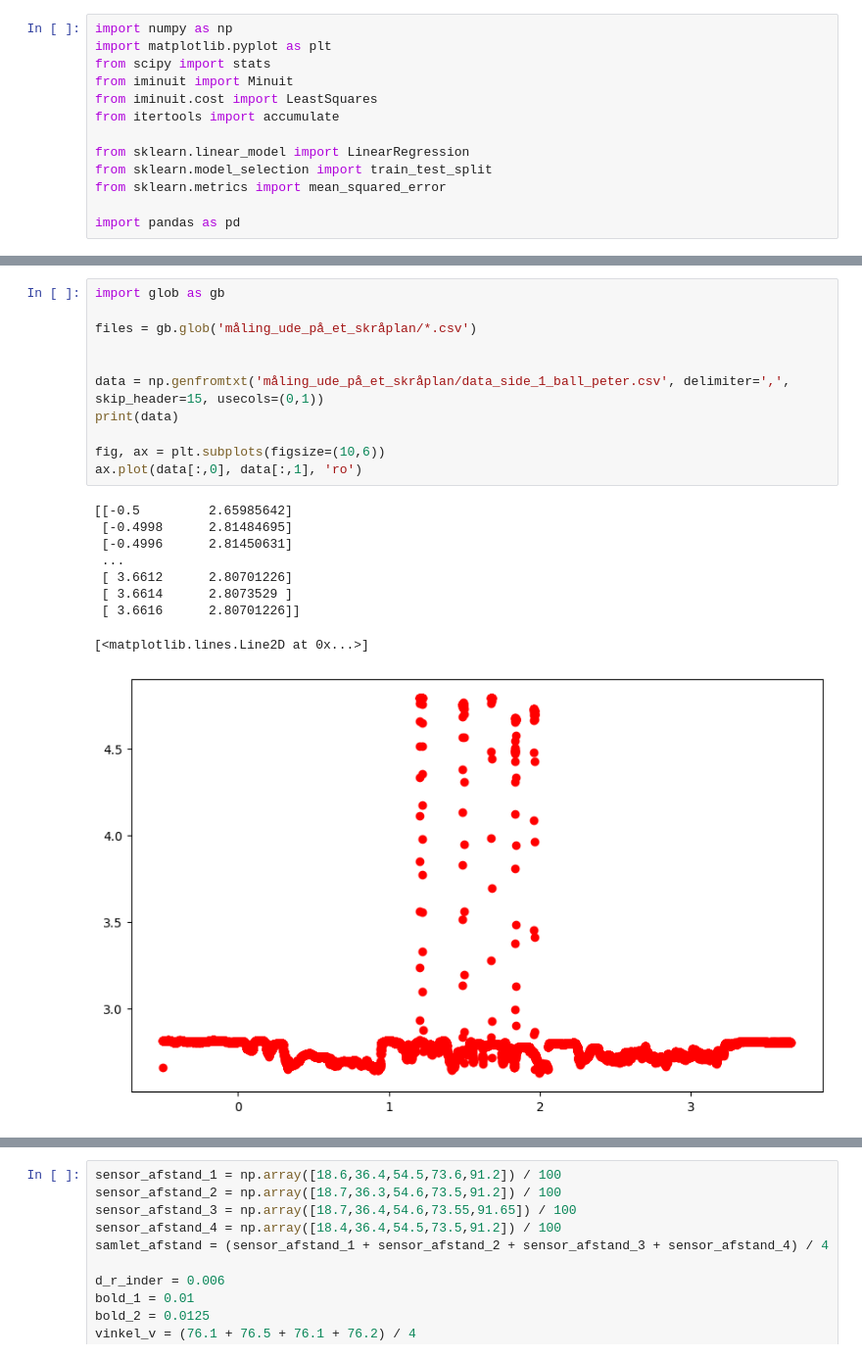
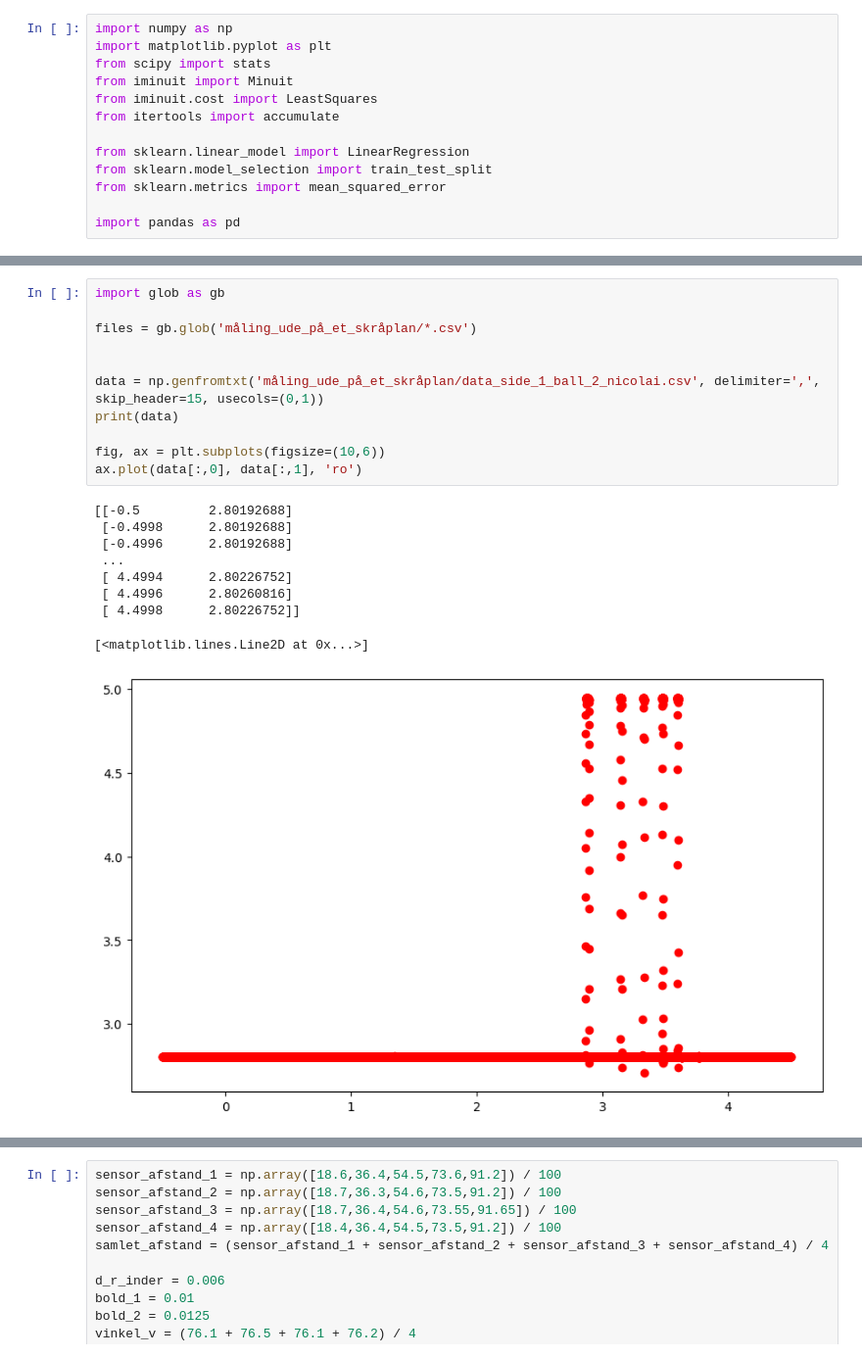
Before and after one commit to nicolai52/AppliedStatistics, a Jupyter notebook: gravitation.ipynb, the cells around one changed output, grey strips where cells are left out. Shown at 98% size. Cells and saved outputs as stored; diff of their text form.

```diff
--- a/gravitation.ipynb
+++ b/gravitation.ipynb
@@ -102,24 +107,24 @@ fig
 # %%
 import glob as gb
 
 files = gb.glob('måling_ude_på_et_skråplan/*.csv')
 
 
-data = np.genfromtxt('måling_ude_på_et_skråplan/data_side_1_ball_peter.csv', delimiter=',', skip_header=15, usecols=(0,1))
+data = np.genfromtxt('måling_ude_på_et_skråplan/data_side_1_ball_2_nicolai.csv', delimiter=',', skip_header=15, usecols=(0,1))
 print(data)
 
 fig, ax = plt.subplots(figsize=(10,6))
 ax.plot(data[:,0], data[:,1], 'ro')
 # %% [output]
-[[-0.5         2.65985642]
- [-0.4998      2.81484695]
- [-0.4996      2.81450631]
+[[-0.5         2.80192688]
+ [-0.4998      2.80192688]
+ [-0.4996      2.80192688]
  ...
- [ 3.6612      2.80701226]
- [ 3.6614      2.8073529 ]
- [ 3.6616      2.80701226]]
+ [ 4.4994      2.80226752]
+ [ 4.4996      2.80260816]
+ [ 4.4998      2.80226752]]
 [<matplotlib.lines.Line2D at 0x...>]
-[figure, old version]
+[figure, new version]
 # %%
 data_peaks = data[data[:,1] > 4.5]
 
```
Also changed, not shown: parts of 7 cells of this notebook, 1 other file.
